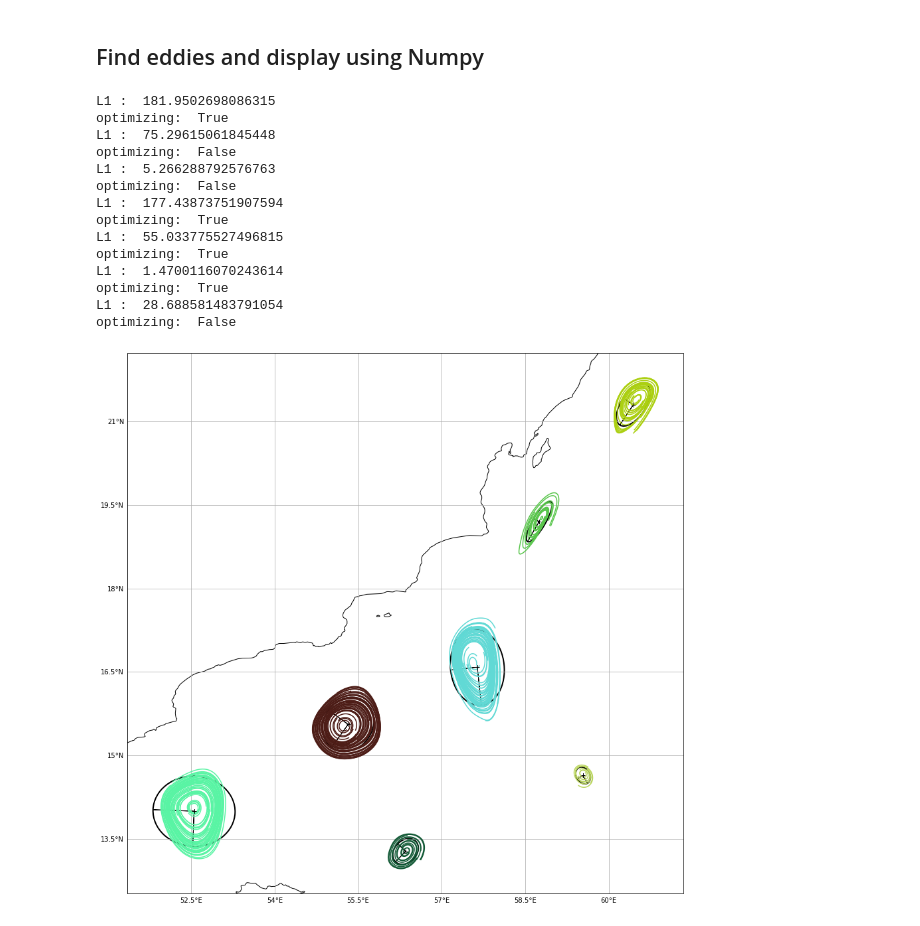
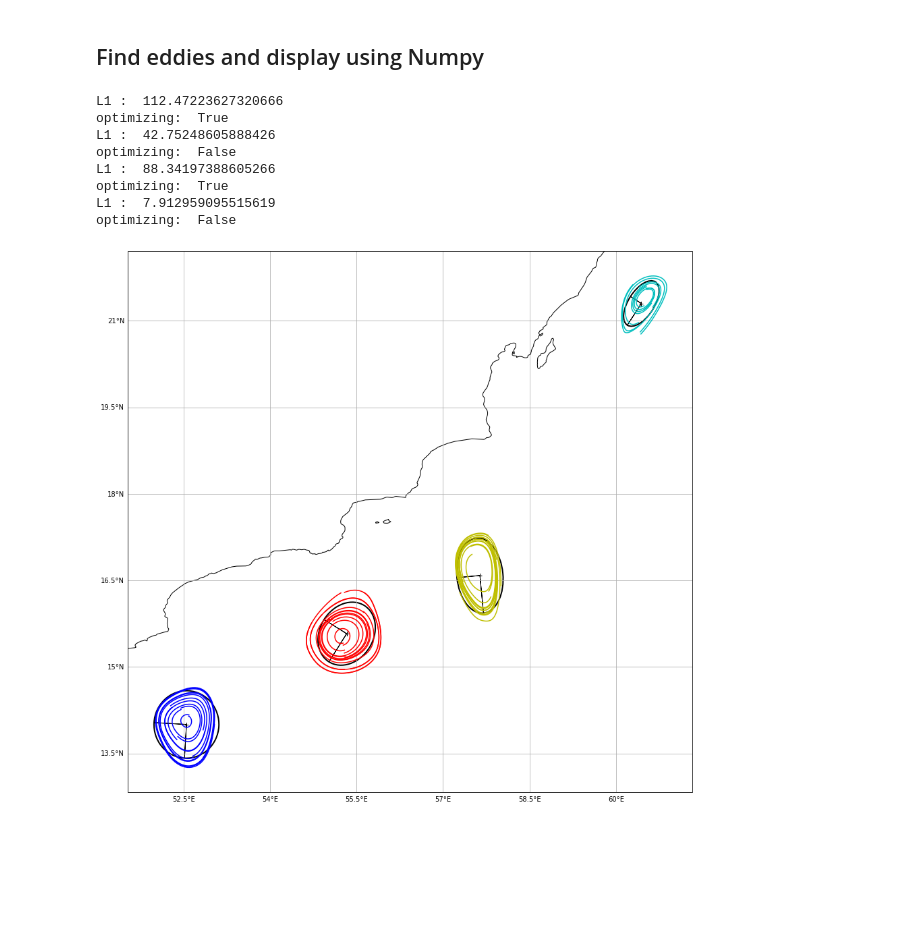
Before and after one commit to lordastorios/Projet_3A_IMTA, a Jupyter notebook: code/tutos/eddies_detection_example.ipynb, the cells around one changed output. Saved outputs shown, nothing was run; the diff lists cells and outputs as text; code cells hidden in the pictures; blank space fills up the shorter version.

```diff
--- a/code/tutos/eddies_detection_example.ipynb
+++ b/code/tutos/eddies_detection_example.ipynb
@@ -5,14 +5,14 @@ import warnings
 warnings.filterwarnings("ignore")
 
 from time import time
+from plot import StreamPlot
 from eddies_detection import  get_traj_with_parcels, get_traj_with_scipy, get_traj_with_numpy, find_eddies
-from plot import StreamPlot
 
 date = 0
 stream_data_fname = "../data/data.nc"
 runtime = 400
 delta_time = 5
-particle_grid_step = 2
+particle_grid_step = 4
 # %%
 import matplotlib.pyplot as plt
 plt.rcParams['figure.figsize'] = [15, 15]
@@ -70,7 +64,7 @@ KeyboardInterrupt:
 # %%
 figure = StreamPlot()
 t0 = time()
-c,date = get_traj_with_numpy(date, runtime, delta_time, particle_grid_step, stream_data_fname)
+c = get_traj_with_numpy(date, runtime, delta_time, particle_grid_step, stream_data_fname)
 print(time()-t0)
 figure.plot_trajectories(c,line_style='g')
 figure.show()
@@ -94,14 +87,14 @@ for eddy in aa:
 figure.show()
 
 figure = StreamPlot()
-bbb = find_eddies(b)
+bb = find_eddies(b)
 for eddy in bb:
     line_style = rd_color()
     figure.plot_trajectories(eddy.sl_list,line_style=line_style)
 figure.show()
 
 figure = StreamPlot()
-ccc = find_eddies(c)
+cc = find_eddies(c)
 for eddy in cc:
     line_style = rd_color()
     figure.plot_trajectories(eddy.sl_list,line_style=line_style)
@@ -127,27 +117,20 @@ import numpy as np
 # %%
 import random as rd
-rd_color = lambda: '#{:02x}{:02x}{:02x}'.format(rd.randint(0,255),rd.randint(0,255),rd.randint(0,255))
+rd_color = lambda: rd.choice(['b','g','r','c','m','y'])
 
 figure = StreamPlot()
 cc = find_eddies(c,date)
 for eddy in cc:
     line_style = rd_color()
-    figure.plot_trajectories(eddy.sl_list,line_style=line_style)
-    figure.plot_eddies(eddy,plot_traj=False,line_style="-")
+    figure.plot_eddies(eddy,plot_traj=True,line_style=line_style+"-")
 figure.show()
 # %% [output]
-L1 :  181.9502698086315
+L1 :  112.47223627320666
 optimizing:  True
-L1 :  75.29615061845448
+L1 :  42.75248605888426
 optimizing:  False
-L1 :  5.266288792576763
+L1 :  88.34197388605266
+optimizing:  True
+L1 :  7.912959095515619
 optimizing:  False
-L1 :  177.43873751907594
-optimizing:  True
-L1 :  55.033775527496815
-optimizing:  True
-L1 :  1.4700116070243614
-optimizing:  True
-L1 :  28.688581483791054
-optimizing:  False
-[figure, old version]
+[figure, new version]
```
Also changed, not shown: parts of 7 cells of this notebook, 1 other file.
